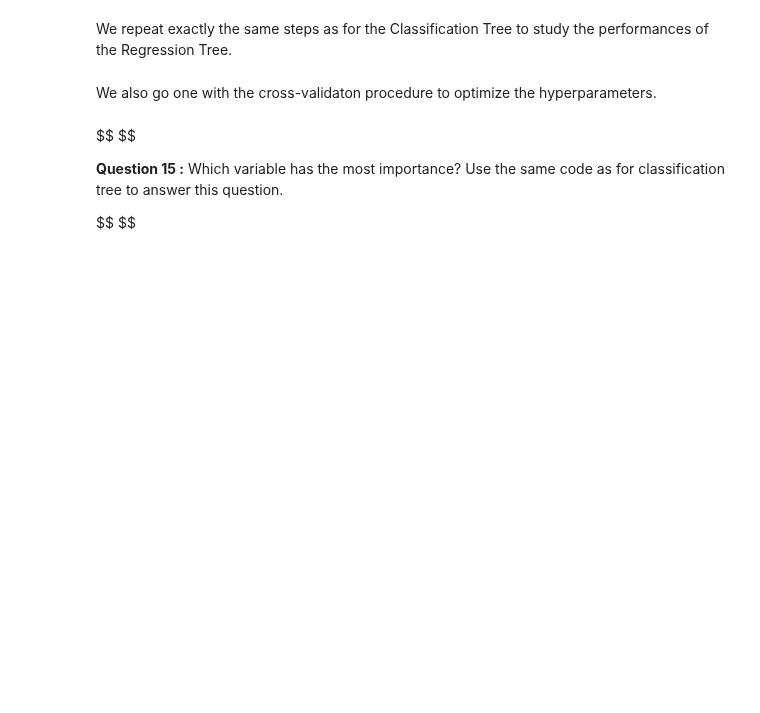
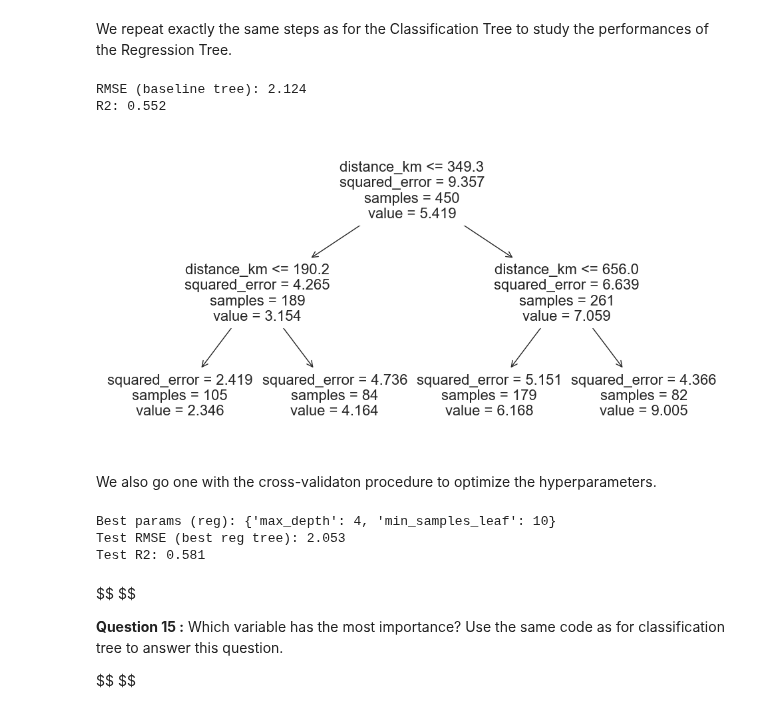
Before and after one commit to GuillaumeMetzler/GuillaumeMetzler.github.io, a Jupyter notebook: courses/contents/datascience_emlyon/DecisionTrees.ipynb, the cells around one changed output. Cells and saved outputs as stored; diff of their text form; code cells hidden in the pictures; blank space fills up the shorter version.

```diff
--- a/courses/contents/datascience_emlyon/DecisionTrees.ipynb
+++ b/courses/contents/datascience_emlyon/DecisionTrees.ipynb
@@ -411,27 +479,31 @@ df_reg.head()
 # %% [markdown]
 We repeat exactly the same steps as for the Classification Tree to study the performances of the Regression Tree.
 # %%
+from sklearn.metrics import root_mean_squared_error
+
 # Train/test split
 Xr = df_reg.drop(columns=['lead_time'])
 yr = df_reg['lead_time']
 
 Xr_train, Xr_test, yr_train, yr_test = train_test_split(Xr, yr, test_size=0.25, random_state=0)
 
-dtr = DecisionTreeRegressor(random_state=0)
+dtr = DecisionTreeRegressor(random_state=0, max_depth = 2)
 dtr.fit(Xr_train, yr_train)
 yr_pred = dtr.predict(Xr_test)
 
 print('RMSE (baseline tree):', round(root_mean_squared_error(yr_test, yr_pred), 3))
 print('R2:', round(r2_score(yr_test, yr_pred), 3))
 
 plt.figure(figsize=(12,6))
 plot_tree(dtr, feature_names=Xr.columns, rounded=True, max_depth=3)
 plt.show()
+# %% [output]
+RMSE (baseline tree): 2.124
+R2: 0.552
+[figure, added]
 # %% [markdown]
 We also go one with the cross-validaton procedure to optimize the hyperparameters.
 # %%
-from sklearn.metrics import root_mean_squared_error
-
 param_grid_r = {'max_depth': [2, 3, 4, 6, None], 'min_samples_leaf': [1, 2, 5, 10]}
 cv_r = KFold(n_splits=5, shuffle=True, random_state=0)
 
@@ -445,6 +517,10 @@ yr_pred_gs = best_dtr.predict(Xr_test)
 
 print('Test RMSE (best reg tree):', round(root_mean_squared_error(yr_test, yr_pred_gs), 3))
 print('Test R2:', round(r2_score(yr_test, yr_pred_gs), 3))
+# %% [output]
+Best params (reg): {'max_depth': 4, 'min_samples_leaf': 10}
+Test RMSE (best reg tree): 2.053
+Test R2: 0.581
 # %% [markdown]
 $$ $$
 
```
Also changed, not shown: parts of 22 cells of this notebook, 6 other files.
